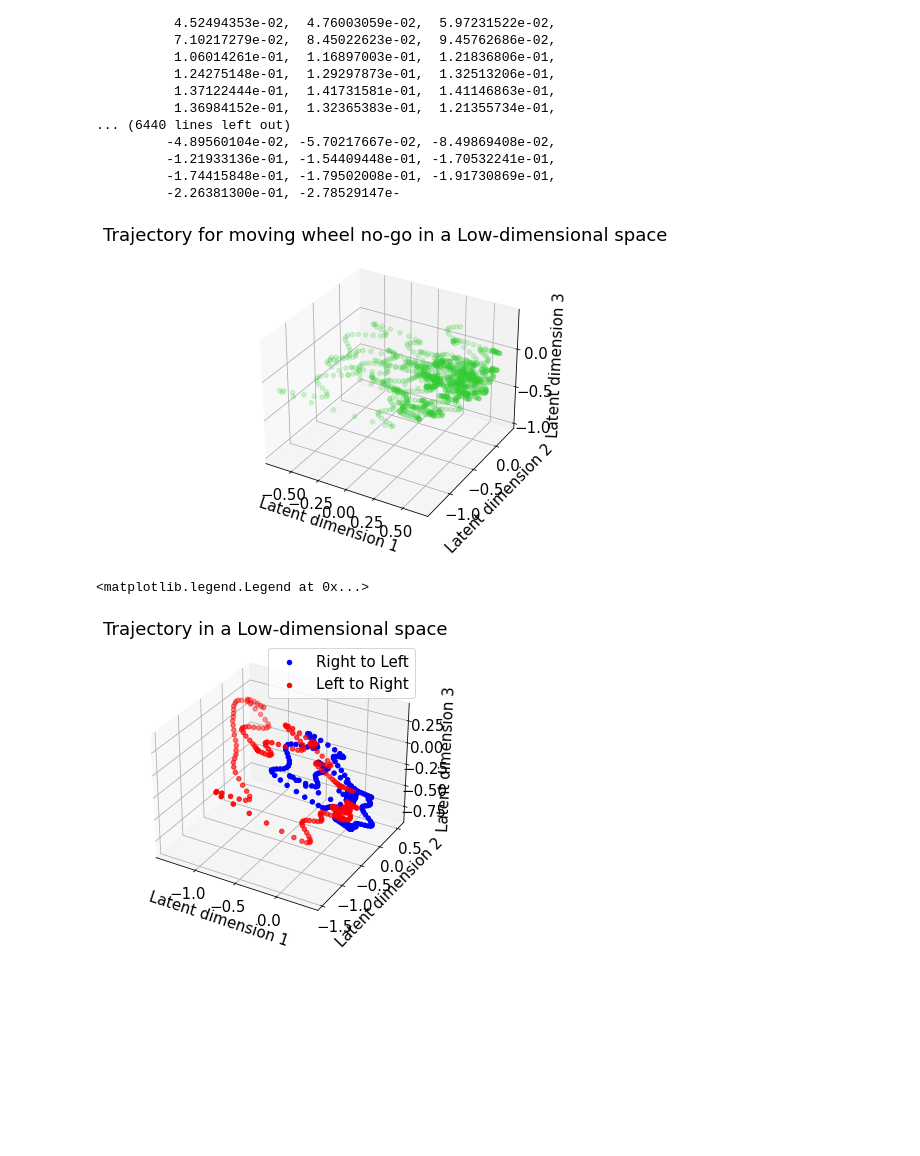
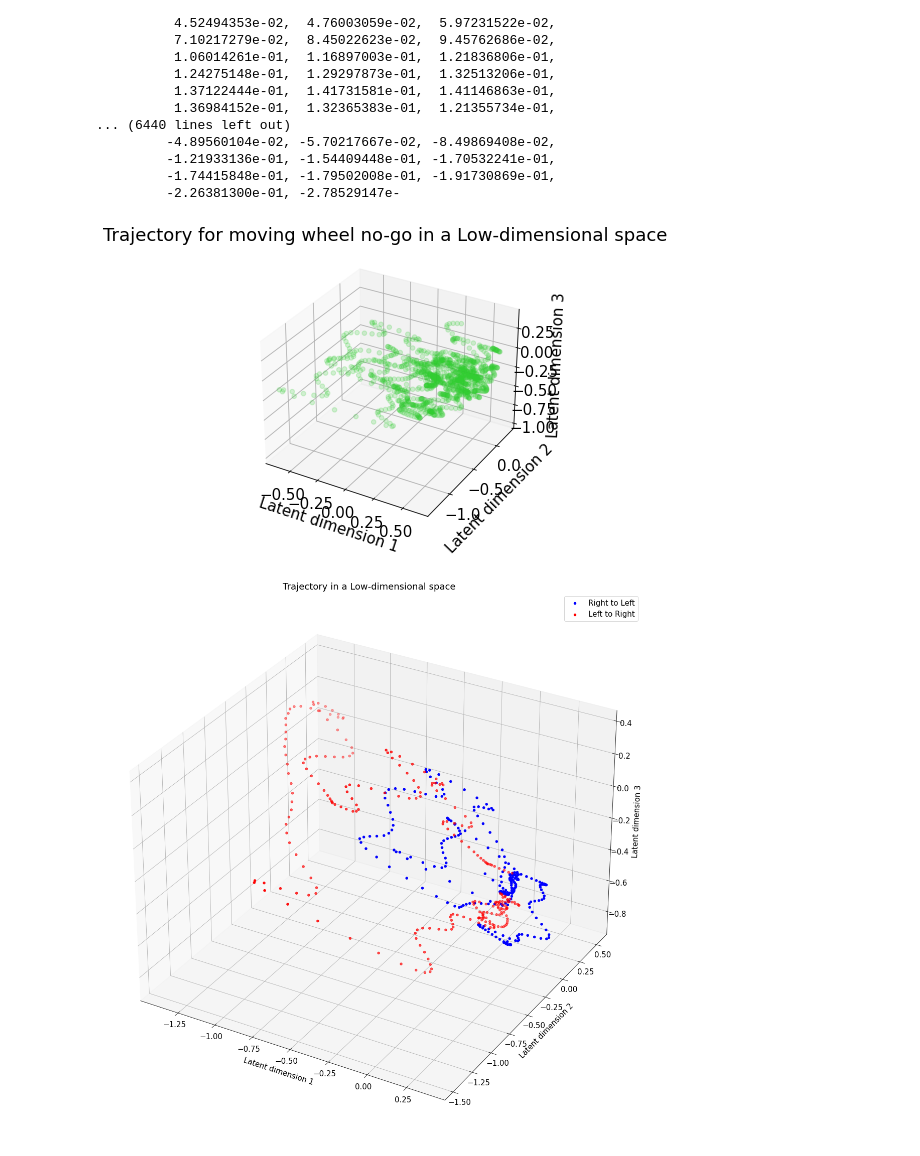
Before and after one commit to Enormous-Ferrets/steinmetz-analysis, a Jupyter notebook: himanshu/GPFA_visulation.ipynb, the cells around one changed output. Saved outputs shown, nothing was run; the diff lists cells and outputs as text; code cells hidden in the pictures; blank space fills up the shorter version.

Commit message:
Added the plot script and updated the gpfa visualtion notebook

```diff
--- a/himanshu/GPFA_visulation.ipynb
+++ b/himanshu/GPFA_visulation.ipynb
@@ -124,6 +119,6 @@ ax.set_xlabel('Latent dimension 1')
 ax.set_ylabel('Latent dimension 2')
 ax.set_zlabel('Latent dimension 3')
 
-for single_trial_trajectory in trajectories_left[:10]:
+for single_trial_trajectory in trajectories_left[:10:3]:
     sixe=len(single_trial_trajectory[0])
     ax.scatter(single_trial_trajectory[0], single_trial_trajectory[1],single_trial_trajectory[2], c='blue',alpha=0.3)
@@ -172,34 +165,34 @@ ax.set_zlabel('Latent dimension 3')
 for single_trial_trajectory in trajectories_nogo[:5]:
     ax.scatter(single_trial_trajectory[0], single_trial_trajectory[1],single_trial_trajectory[2], c='limegreen',alpha=0.2)
 # %% [output]
-[figure, old version]
+[figure, new version]
 # %%
-fig = plt.figure()
+fig = plt.figure(figsize=(15,15))
 ax = Axes3D(fig)
 ax.set_title(f'Trajectory in a Low-dimensional space ')
-ax.set_xlabel('Latent dimension 1')
-ax.set_ylabel('Latent dimension 2')
-ax.set_zlabel('Latent dimension 3')
+ax.set_xlabel('Latent dimension 1',labelpad=10)
+ax.set_ylabel('Latent dimension 2',labelpad=10)
+ax.set_zlabel('Latent dimension 3',labelpad=10)
 n1=1
 n2=2
 for single_trial_trajectory in trajectories_left[n1:n2]:
     sixe=len(single_trial_trajectory[0])
     ax.scatter(single_trial_trajectory[0], single_trial_trajectory[1],single_trial_trajectory[2], c='blue',alpha=1, label= 'Right to Left')
 
 
 #ax.plot(average_trajectory_left[0], average_trajectory_left[1],average_trajectory_left[2], c='yellow')
 
 for single_trial_trajectory in trajectories_right[0:1]:
     ax.scatter(single_trial_trajectory[0], single_trial_trajectory[1],single_trial_trajectory[2], c='red',label='Left to Right')
 
 """for single_trial_trajectory in trajectories_nogo[0:1]:
     ax.scatter(single_trial_trajectory[0], single_trial_trajectory[1],single_trial_trajectory[2], c='limegreen',alpha=0.5)
     """
 plt.legend()
+fig.savefig("traj.png", facecolor="w")
 #ax.view_init(elev=11,azim=300)
 # %% [output]
-<matplotlib.legend.Legend at 0x...>
-[figure, old version]
+[figure, new version]
 # %%
 fig = plt.figure()
 ax = Axes3D(fig)
```
Also changed, not shown: parts of 11 cells of this notebook, 3 other files.
